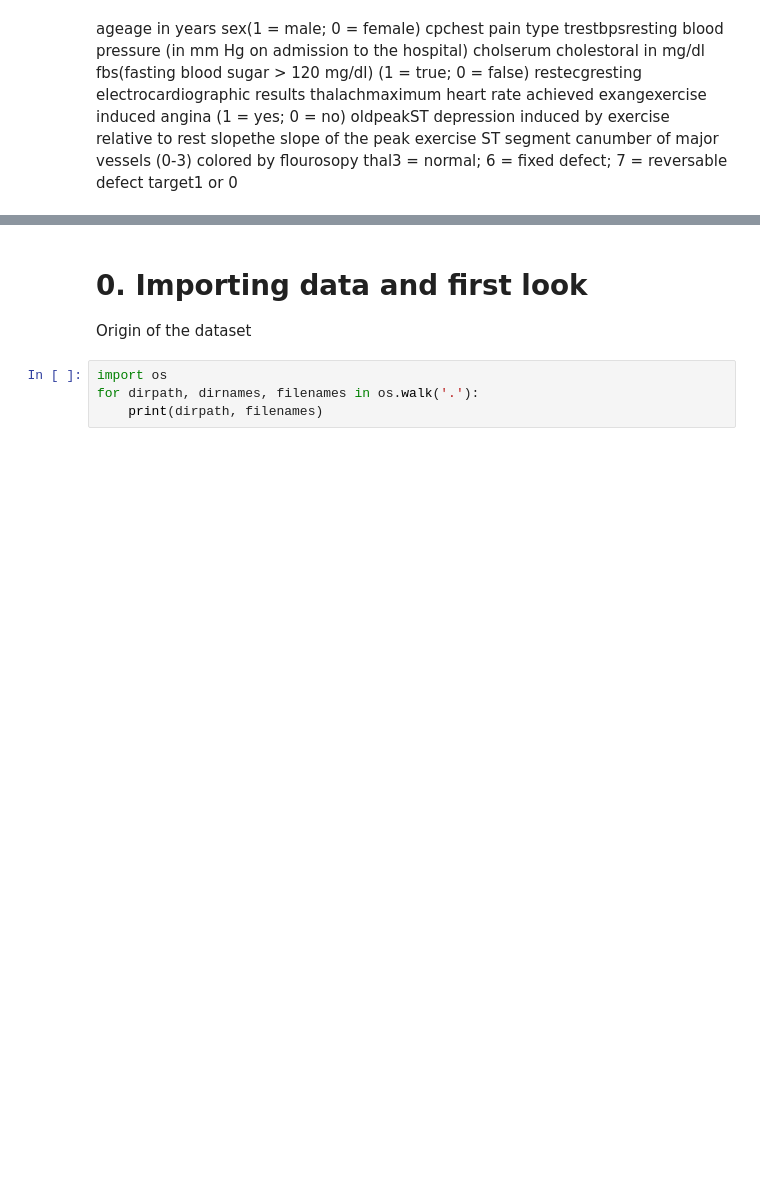
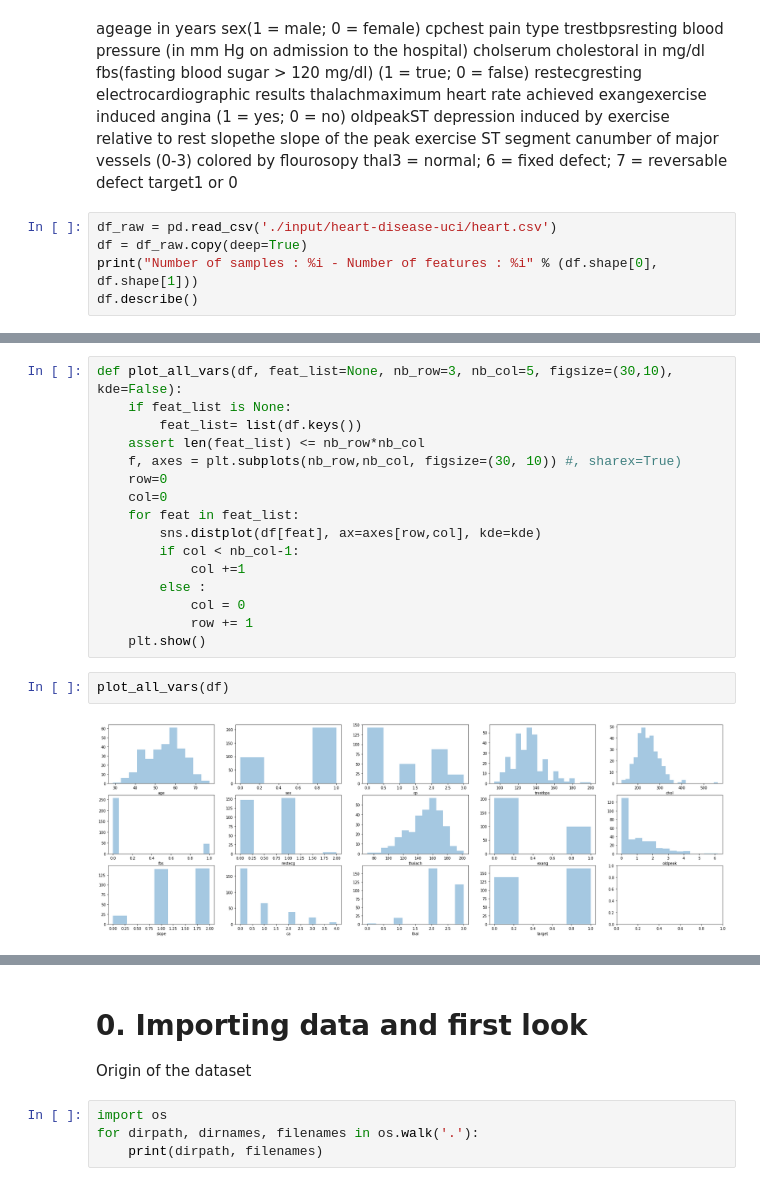
Before and after one commit to emblondel/AI-Portfolio, a Jupyter notebook: Heart Diseases - Risk Factors.ipynb, the cells around one changed output, grey strips where cells are left out. Cells and saved outputs as stored; diff of their text form; blank space fills up the shorter version.

Commit message:
Plotting features to get a global view - feat categorisation - skewness transfos

```diff
--- a/Heart Diseases - Risk Factors.ipynb
+++ b/Heart Diseases - Risk Factors.ipynb
@@ -21,3 +22,8 @@ slopethe slope of the peak exercise ST segment
 canumber of major vessels (0-3) colored by flourosopy
 thal3 = normal; 6 = fixed defect; 7 = reversable defect
 target1 or 0
+# %%
+df_raw = pd.read_csv('./input/heart-disease-uci/heart.csv')
+df = df_raw.copy(deep=True)
+print("Number of samples : %i - Number of features : %i" % (df.shape[0], df.shape[1]))
+df.describe()
@@ -23,0 +61,20 @@ target1 or 0
+# %%
+def plot_all_vars(df, feat_list=None, nb_row=3, nb_col=5, figsize=(30,10), kde=False):
+    if feat_list is None:
+        feat_list= list(df.keys())
+    assert len(feat_list) <= nb_row*nb_col
+    f, axes = plt.subplots(nb_row,nb_col, figsize=(30, 10)) #, sharex=True)
+    row=0
+    col=0
+    for feat in feat_list:
+        sns.distplot(df[feat], ax=axes[row,col], kde=kde)
+        if col < nb_col-1:
+            col +=1
+        else :
+            col = 0
+            row += 1
+    plt.show()
+# %%
+plot_all_vars(df)
+# %% [output]
+[figure, added]
```
Also changed, not shown: parts of 19 cells of this notebook.
